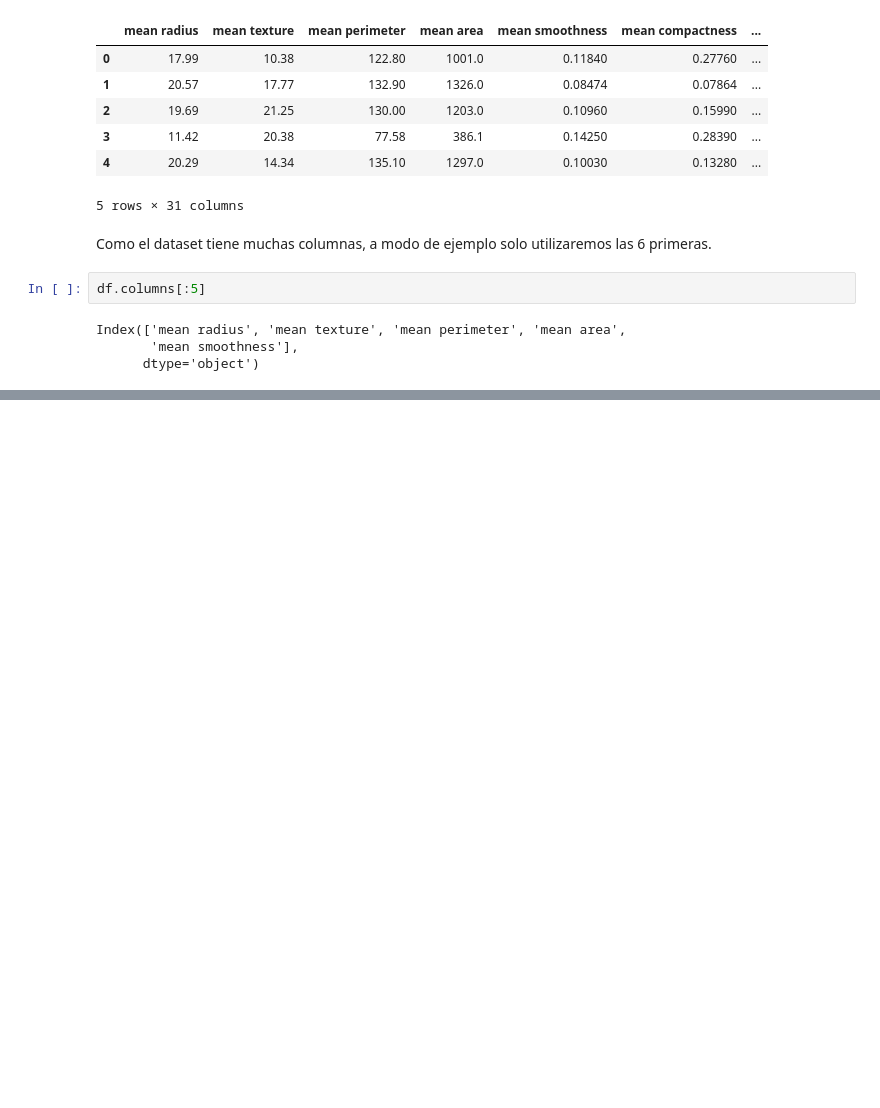
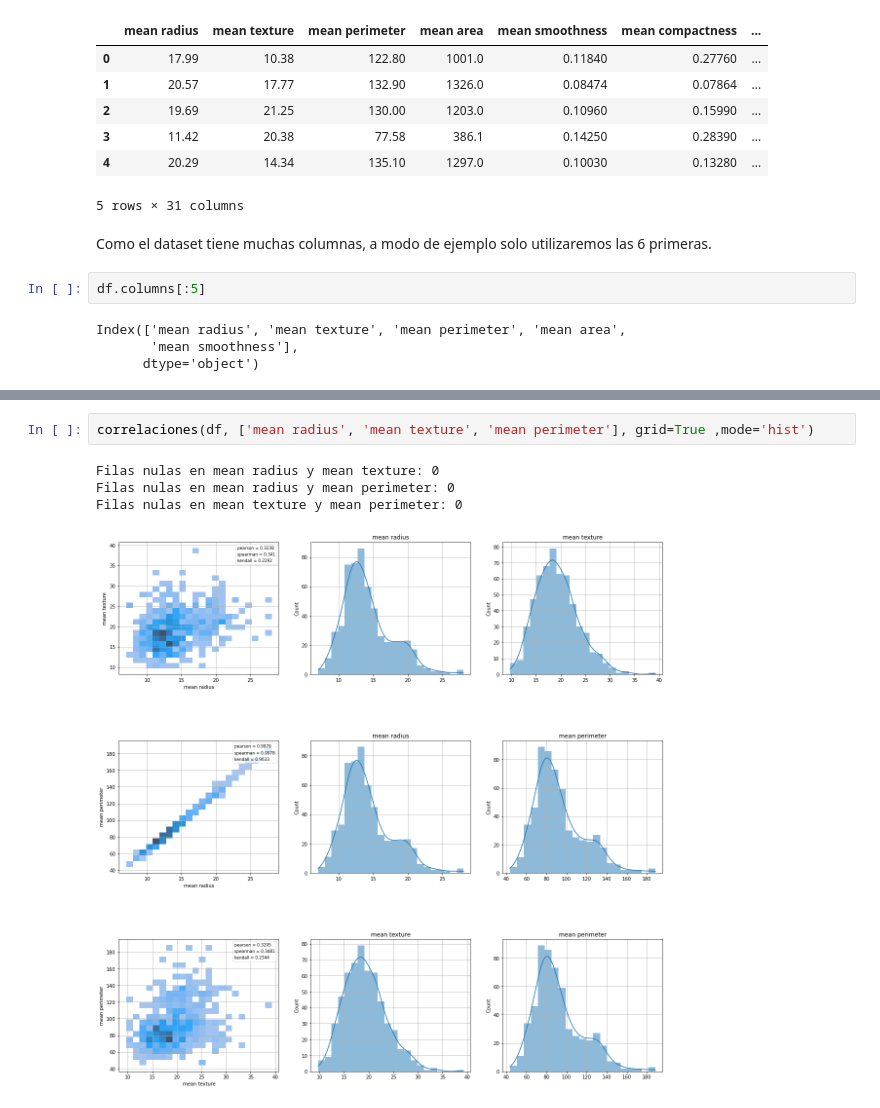
Before and after one commit to PiConsulting/Pensadero, a Jupyter notebook: DataScience/data_science_life_cycle/1_exploratory_data_analysis/Funciones/00.Correlaciones_variables_numericas_funcion.ipynb, the cells around one changed output, grey strips where cells are left out. Drawn from its saved outputs; the diff is of its cells as text; blank space fills up the shorter version.

```diff
--- a/DataScience/data_science_life_cycle/1_exploratory_data_analysis/Funciones/00.Correlaciones_variables_numericas_funcion.ipynb
+++ b/DataScience/data_science_life_cycle/1_exploratory_data_analysis/Funciones/00.Correlaciones_variables_numericas_funcion.ipynb
@@ -85,0 +116,7 @@ correlaciones(df, df.columns[:5])
+# %%
+correlaciones(df, ['mean radius', 'mean texture', 'mean perimeter'], grid=True ,mode='hist')
+# %% [output]
+Filas nulas en mean radius y mean texture: 0
+Filas nulas en mean radius y mean perimeter: 0
+Filas nulas en mean texture y mean perimeter: 0
+[figure, added]
```
Also changed, not shown: parts of 2 cells of this notebook.
